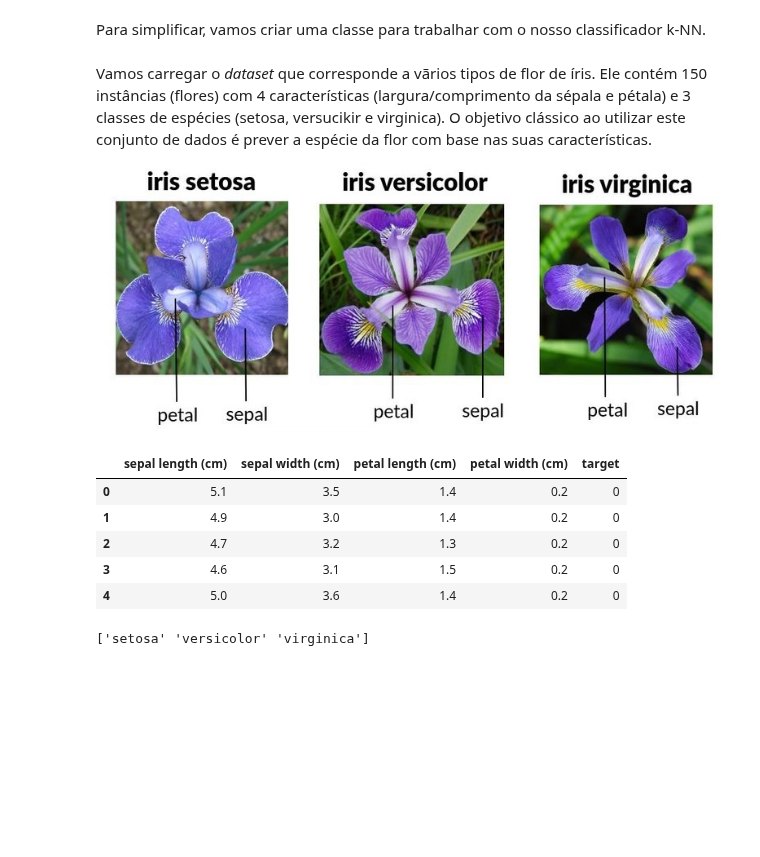
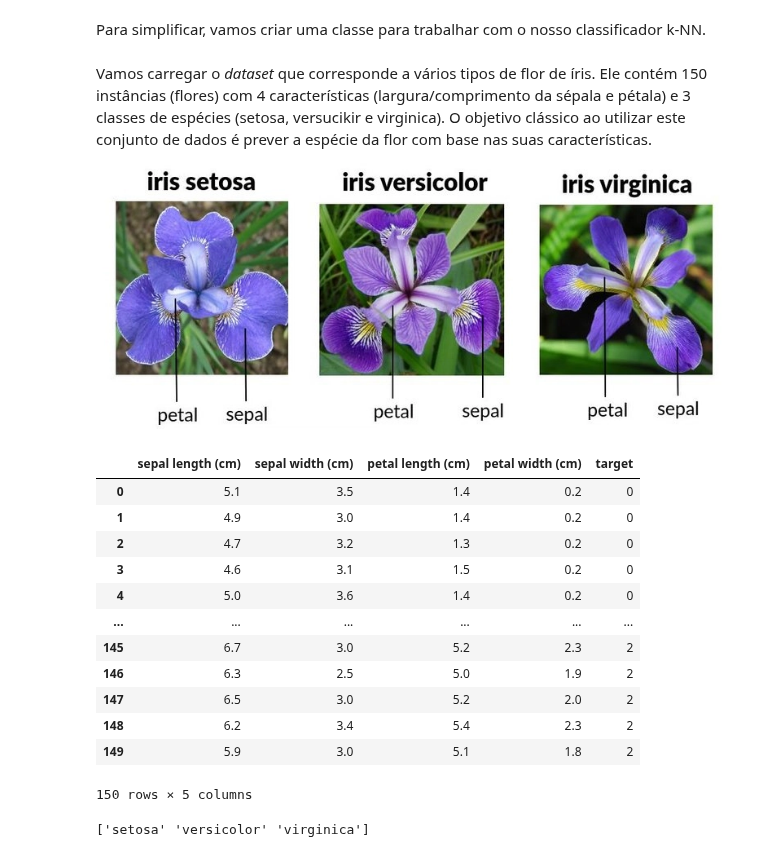
Before and after one commit to pedrothiag/intelligent-systems, a Jupyter notebook: 04_kNN.ipynb, the cells around one changed output. Drawn from its saved outputs; the diff is of its cells as text; code cells hidden in the pictures; blank space fills up the shorter version.

```diff
--- a/04_kNN.ipynb
+++ b/04_kNN.ipynb
@@ -66,23 +66,30 @@ class KNNClassificador:
         X = np.array(X)
         return np.array([self._prever_um(x) for x in X])
 # %% [markdown]
-Vamos carregar o *dataset* que corresponde a vãrios tipos de flor de íris. Ele contém 150 instâncias (flores) com 4 características (largura/comprimento da sépala e pétala) e 3 classes de espécies (setosa, versucikir e virginica). O objetivo clássico ao utilizar este conjunto de dados é prever a espécie da flor com base nas suas características.
+Vamos carregar o *dataset* que corresponde a vários tipos de flor de íris. Ele contém 150 instâncias (flores) com 4 características (largura/comprimento da sépala e pétala) e 3 classes de espécies (setosa, versucikir e virginica). O objetivo clássico ao utilizar este conjunto de dados é prever a espécie da flor com base nas suas características.
 
 ![image.png](attachment:fc629b9d-55f6-46de-884a-615d96642839.png)
 # %%
 iris = load_iris()
 X, y = iris.data, iris.target
 
 df = pd.DataFrame(X, columns=iris.feature_names)
 df['target'] = y
-df.head()
+df
 # %% [output]
 |  | sepal length (cm) | sepal width (cm) | petal length (cm) | petal width (cm) | target |
 | 0 | 5.1 | 3.5 | 1.4 | 0.2 | 0 |
 | 1 | 4.9 | 3.0 | 1.4 | 0.2 | 0 |
 | 2 | 4.7 | 3.2 | 1.3 | 0.2 | 0 |
 | 3 | 4.6 | 3.1 | 1.5 | 0.2 | 0 |
 | 4 | 5.0 | 3.6 | 1.4 | 0.2 | 0 |
+| ... | ... | ... | ... | ... | ... |
+| 145 | 6.7 | 3.0 | 5.2 | 2.3 | 2 |
+| 146 | 6.3 | 2.5 | 5.0 | 1.9 | 2 |
+| 147 | 6.5 | 3.0 | 5.2 | 2.0 | 2 |
+| 148 | 6.2 | 3.4 | 5.4 | 2.3 | 2 |
+| 149 | 5.9 | 3.0 | 5.1 | 1.8 | 2 |
+150 rows × 5 columns
 # %%
 print(iris.target_names)
 # %% [output]
```
Also changed, not shown: parts of 2 cells of this notebook, 1 other file.
